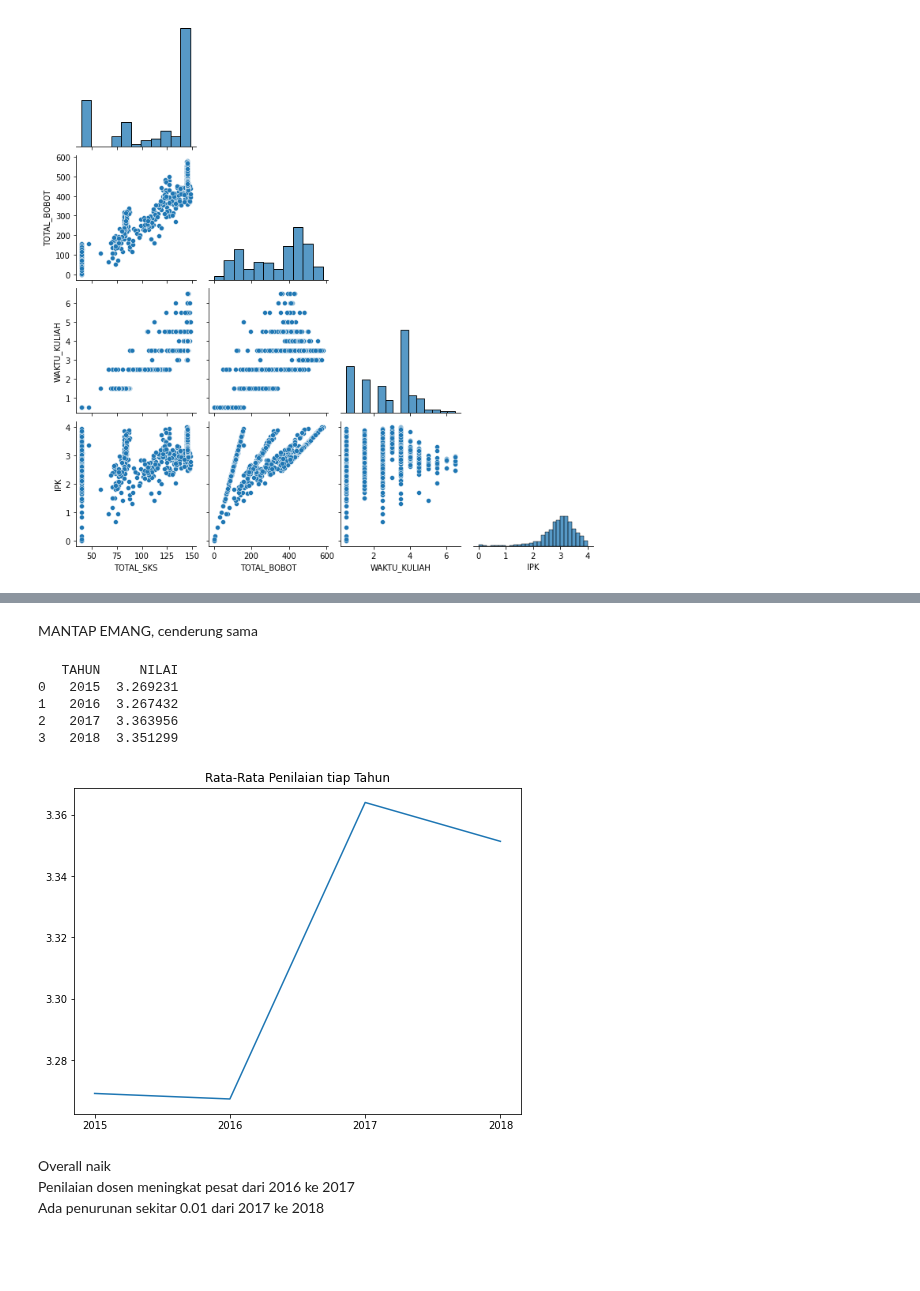
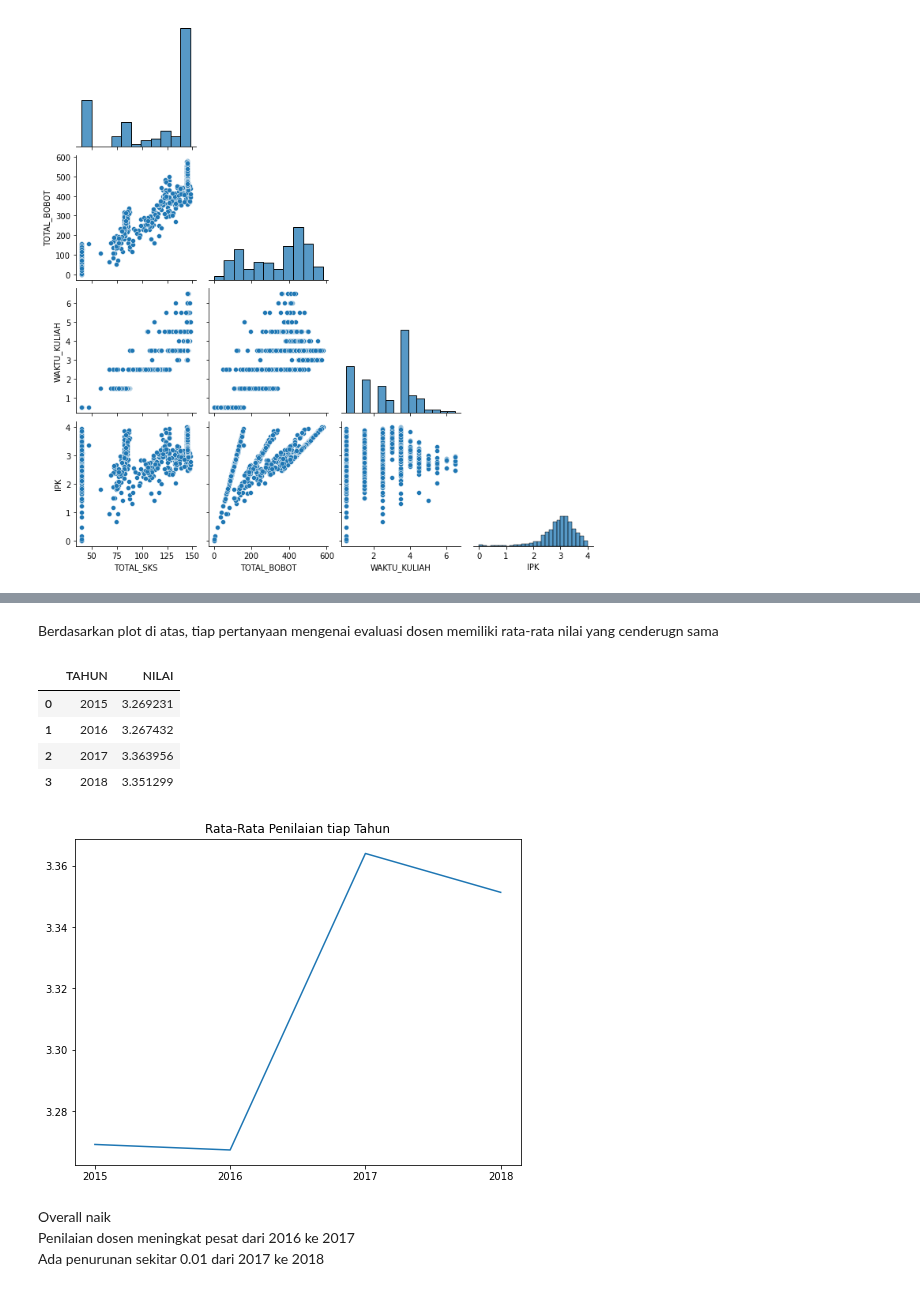
Before and after one commit to FelixFern/ISFEST-ODE, a Jupyter notebook: EDA.ipynb, the cells around one changed output, grey strips where cells are left out. Cells and saved outputs as stored; diff of their text form; code cells hidden in the pictures; blank space fills up the shorter version.

```diff
--- a/EDA.ipynb
+++ b/EDA.ipynb
@@ -469,23 +525,27 @@ Text(0.5, 1.0, 'Boxplot Nilai Evaluasi Dosen tiap Pertanyaan')
 [figure]
-# %% [markdown]
-MANTAP EMANG, cenderung sama
+# %% [markdown]
+Berdasarkan plot di atas, tiap pertanyaan mengenai evaluasi dosen memiliki rata-rata nilai yang cenderugn sama
+# %%
+# Rata-rata penilaian dosen per tahun
+
+df2_d = df2.groupby('TAHUN')['NILAI'].mean().reset_index()
+df2_d
+# %% [output]
+|  | TAHUN | NILAI |
+| 0 | 2015 | 3.269231 |
+| 1 | 2016 | 3.267432 |
+| 2 | 2017 | 3.363956 |
+| 3 | 2018 | 3.351299 |
 # %%
-# Rata-rata penilaian dosen per tahun
+# plot rata-rata nilai evaluasi dosen per tahun
 
-df2_d = df2.groupby('TAHUN')['NILAI'].mean().reset_index()
-print(df2_d)
 plt.figure(figsize=(8,6))
 plt.plot(df2_d['TAHUN'], df2_d['NILAI'])
 plt.title('Rata-Rata Penilaian tiap Tahun')
 plt.xticks(df2_d['TAHUN'])
 plt.show()
 # %% [output]
-   TAHUN     NILAI
-0   2015  3.269231
-1   2016  3.267432
-2   2017  3.363956
-3   2018  3.351299
-[figure, old version]
+[figure, new version]
 # %% [markdown]
 Overall naik \
 Penilaian dosen meningkat pesat dari 2016 ke 2017 \
```
Also changed, not shown: parts of 53 cells of this notebook.
